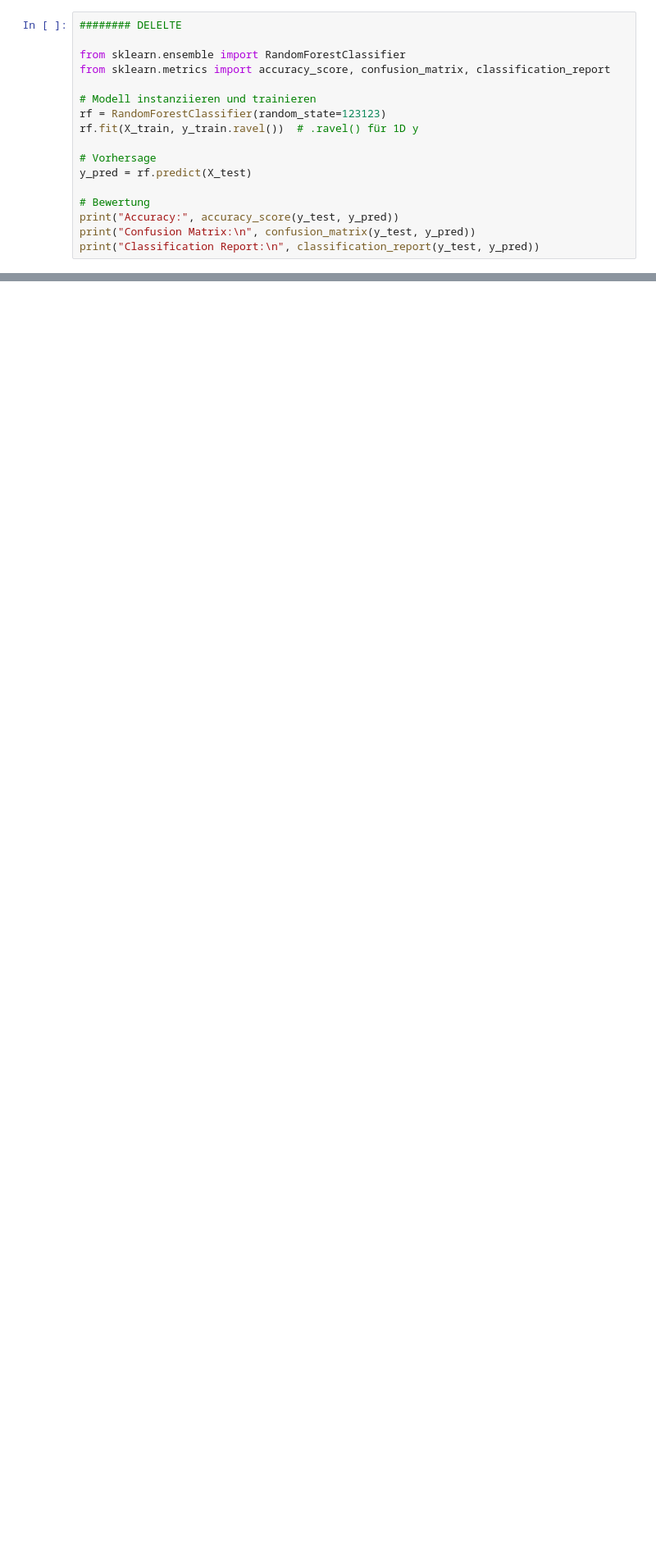
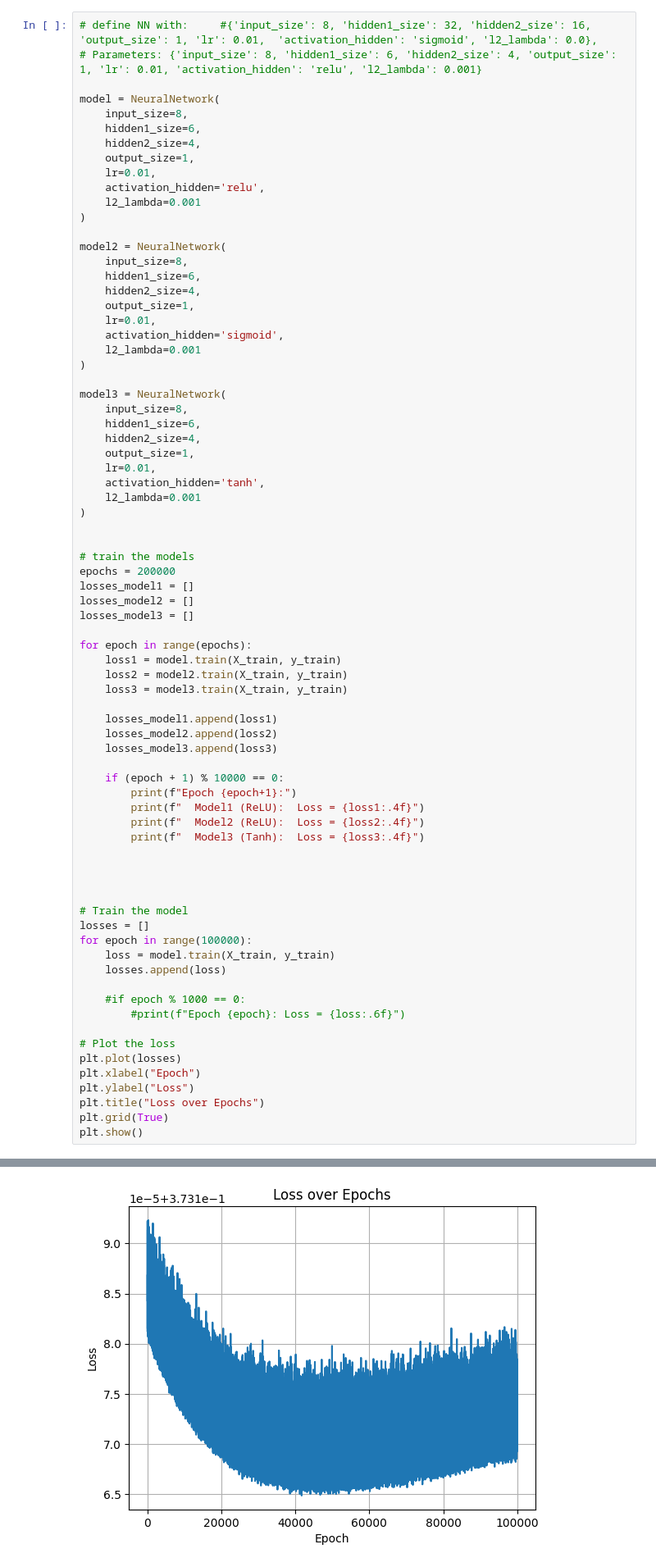
Before and after one commit to paulhoenes/ML_EX2, a Jupyter notebook: NN2.ipynb, the cells around one changed output, grey strips where cells are left out. Shown at 82% size. Drawn from its saved outputs; the diff is of its cells as text; blank space fills up the shorter version.

```diff
--- a/NN2.ipynb
+++ b/NN2.ipynb
@@ -550,18 +300,76 @@ Epoch 190000: Loss = 0.003950
 # %%
-######## DELELTE
+# define NN with:     #{'input_size': 8, 'hidden1_size': 32, 'hidden2_size': 16,  'output_size': 1, 'lr': 0.01,  'activation_hidden': 'sigmoid', 'l2_lambda': 0.0},
+# Parameters: {'input_size': 8, 'hidden1_size': 6, 'hidden2_size': 4, 'output_size': 1, 'lr': 0.01, 'activation_hidden': 'relu', 'l2_lambda': 0.001}
 
-from sklearn.ensemble import RandomForestClassifier
-from sklearn.metrics import accuracy_score, confusion_matrix, classification_report
+model = NeuralNetwork(
+    input_size=8,
+    hidden1_size=6,
+    hidden2_size=4,
+    output_size=1,
+    lr=0.01,
+    activation_hidden='relu',
+    l2_lambda=0.001
+)
 
-# Modell instanziieren und trainieren
-rf = RandomForestClassifier(random_state=123123)
-rf.fit(X_train, y_train.ravel())  # .ravel() für 1D y
+model2 = NeuralNetwork(
+    input_size=8,
+    hidden1_size=6,
+    hidden2_size=4,
+    output_size=1,
+    lr=0.01,
+    activation_hidden='sigmoid',
+    l2_lambda=0.001
+)
 
-# Vorhersage
-y_pred = rf.predict(X_test)
+model3 = NeuralNetwork(
+    input_size=8,
+    hidden1_size=6,
+    hidden2_size=4,
+    output_size=1,
+    lr=0.01,
+    activation_hidden='tanh',
+    l2_lambda=0.001
+)
 
-# Bewertung
-print("Accuracy:", accuracy_score(y_test, y_pred))
-print("Confusion Matrix:\n", confusion_matrix(y_test, y_pred))
-print("Classification Report:\n", classification_report(y_test, y_pred))
+
+# train the models
+epochs = 200000
+losses_model1 = []
+losses_model2 = []
+losses_model3 = []
+
+for epoch in range(epochs):
+    loss1 = model.train(X_train, y_train)
+    loss2 = model2.train(X_train, y_train)
+    loss3 = model3.train(X_train, y_train)
+
+    losses_model1.append(loss1)
+    losses_model2.append(loss2)
+    losses_model3.append(loss3)
+
+    if (epoch + 1) % 10000 == 0:
+        print(f"Epoch {epoch+1}:")
+        print(f"  Model1 (ReLU):  Loss = {loss1:.4f}")
+        print(f"  Model2 (ReLU):  Loss = {loss2:.4f}")
+        print(f"  Model3 (Tanh):  Loss = {loss3:.4f}")
+
+
+
+
+# Train the model
+losses = []
+for epoch in range(100000):
+    loss = model.train(X_train, y_train)
+    losses.append(loss)
+
+    #if epoch % 1000 == 0:
+        #print(f"Epoch {epoch}: Loss = {loss:.6f}")
+
+# Plot the loss
+plt.plot(losses)
+plt.xlabel("Epoch")
+plt.ylabel("Loss")
+plt.title("Loss over Epochs")
+plt.grid(True)
+plt.show()
 # %% [output]
@@ -580,0 +393 @@ weighted avg       0.83      0.83      0.83       154
+[figure, added]
```
Also changed, not shown: parts of 8 cells of this notebook, 8 other files.
